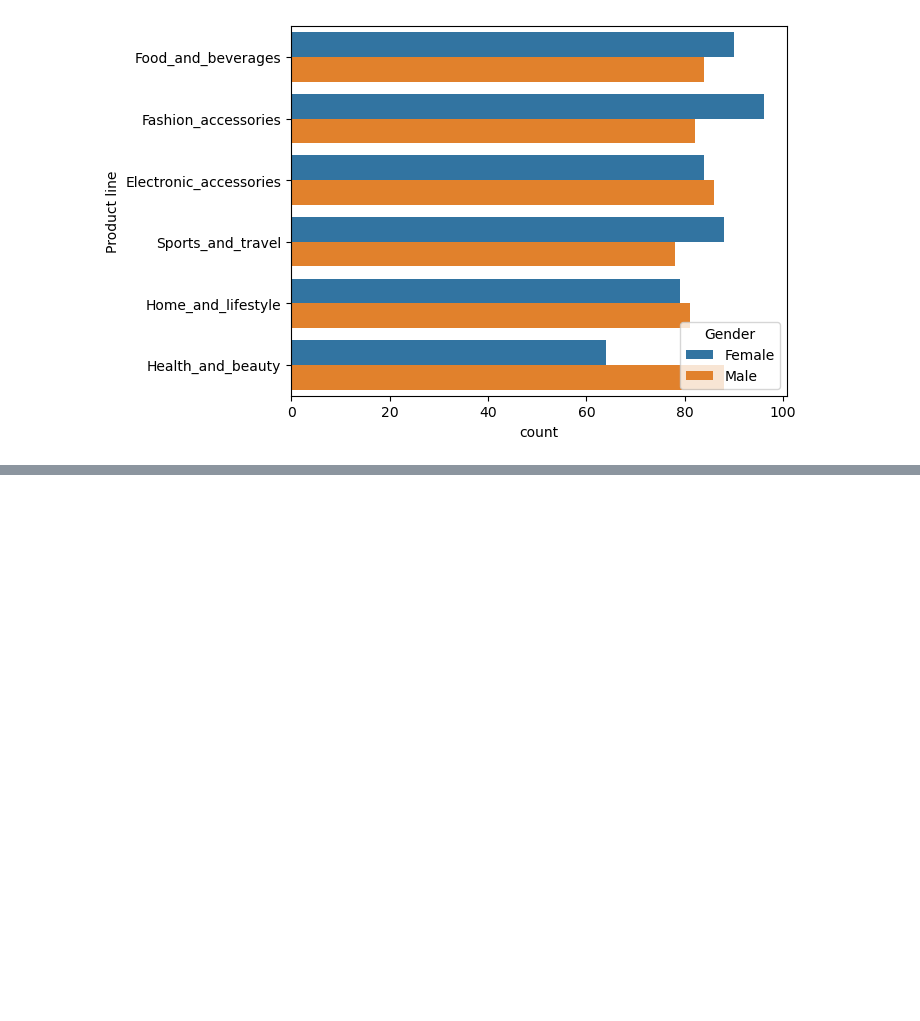
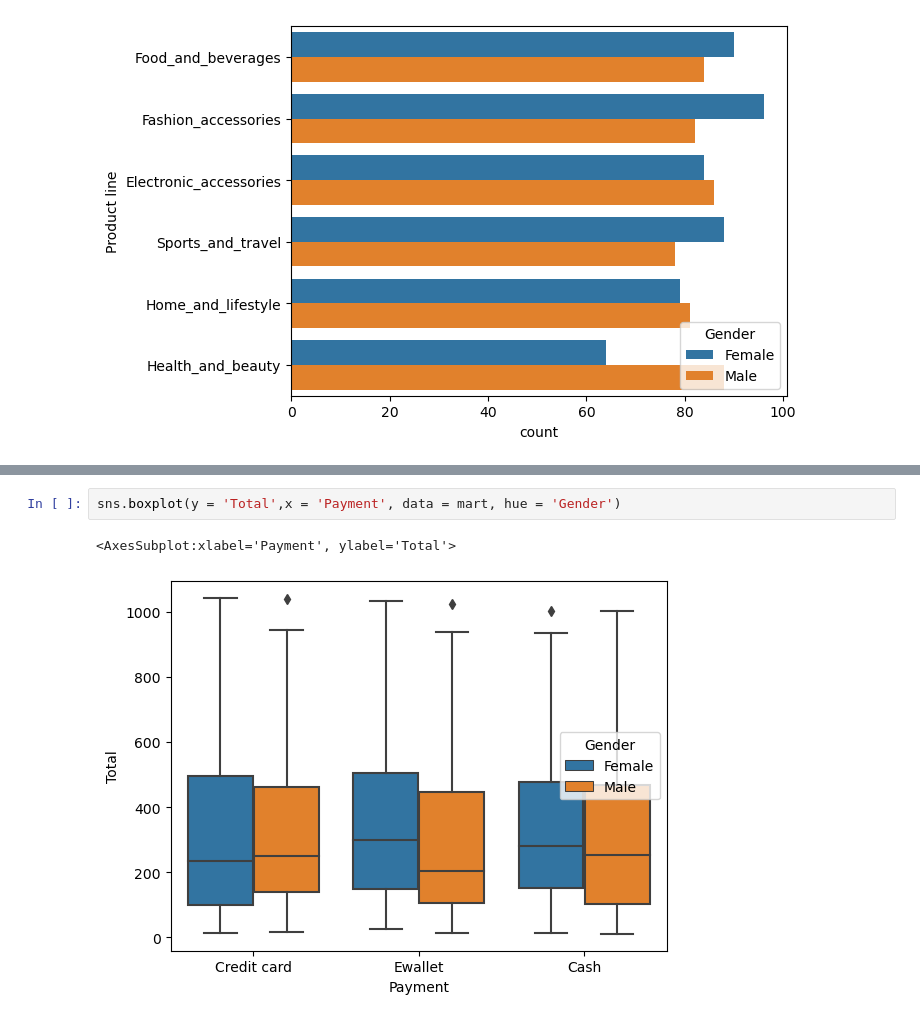
Before and after one commit to watasabi/machine_learning, a Jupyter notebook: seaborn/seaborn_journey.ipynb, the cells around one changed output, grey strips where cells are left out. Saved outputs shown, nothing was run; the diff lists cells and outputs as text; blank space fills up the shorter version.

```diff
--- a/seaborn/seaborn_journey.ipynb
+++ b/seaborn/seaborn_journey.ipynb
@@ -63,0 +74,5 @@ sns.countplot(y = mart['Product line'], hue = mart['Gender'])
+# %%
+sns.boxplot(y = 'Total',x = 'Payment', data = mart, hue = 'Gender')
+# %% [output]
+<AxesSubplot:xlabel='Payment', ylabel='Total'>
+[figure, added]
```
Also changed, not shown: parts of 17 cells of this notebook.
